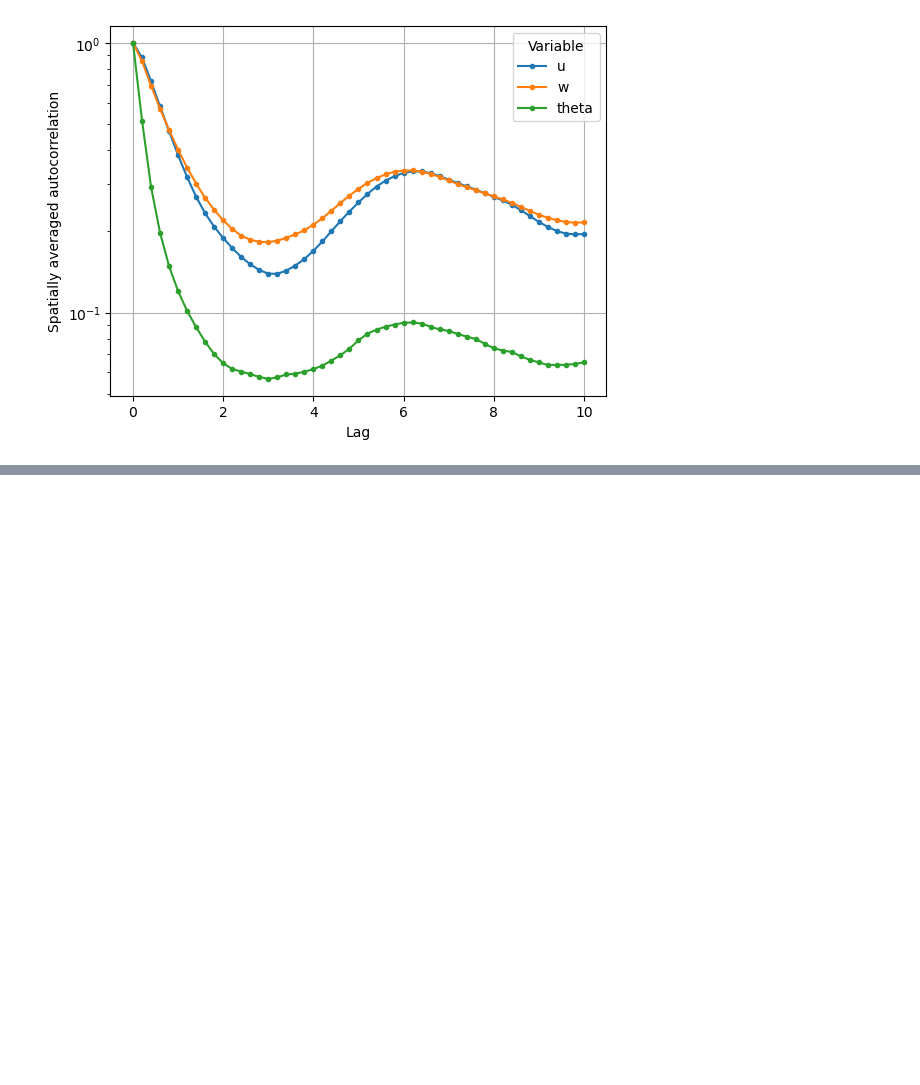
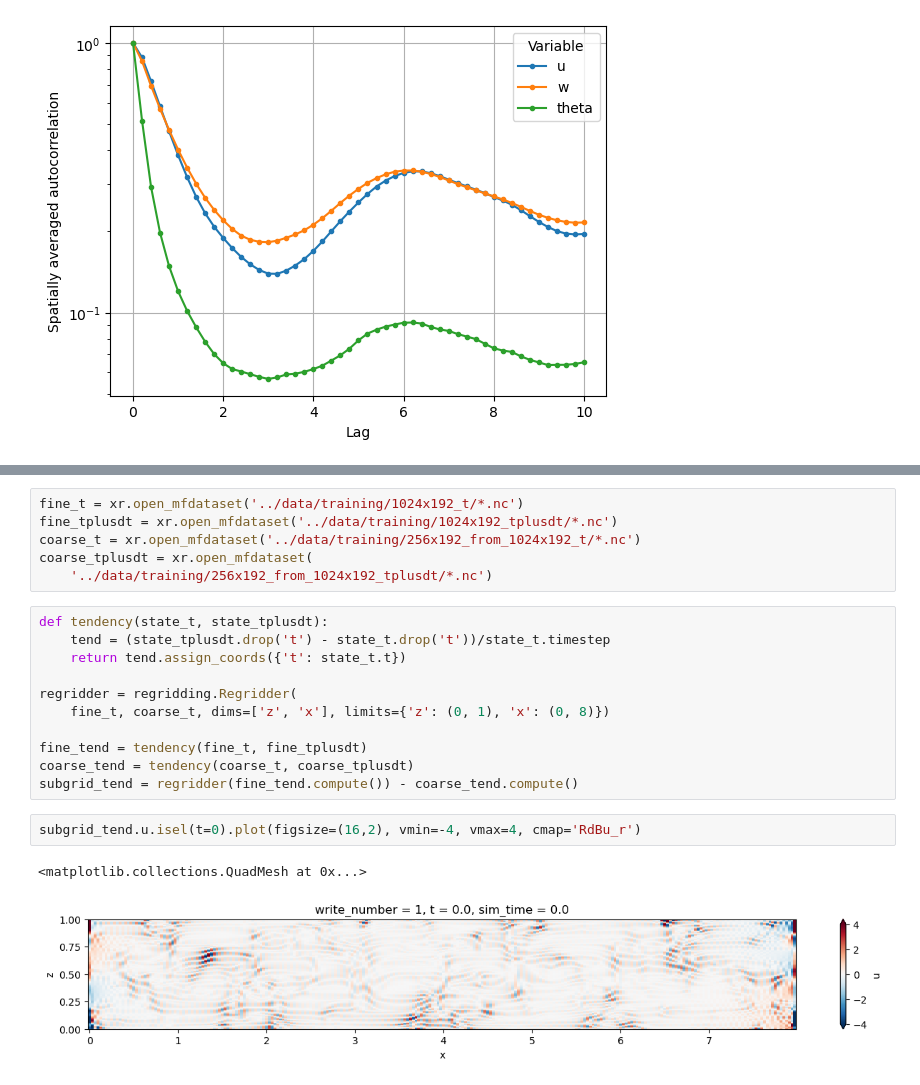
Before and after one commit to tschanzer/honours-project, a Jupyter notebook: notebooks/training_data.ipynb, the cells around one changed output, grey strips where cells are left out. Drawn from its saved outputs; the diff is of its cells as text; blank space fills up the shorter version.

Commit message:
First attempt at diagnosing subgrid tendencies

```diff
--- a/notebooks/training_data.ipynb
+++ b/notebooks/training_data.ipynb
@@ -49,0 +50,22 @@ client.close()
+# %%
+fine_t = xr.open_mfdataset('../data/training/1024x192_t/*.nc')
+fine_tplusdt = xr.open_mfdataset('../data/training/1024x192_tplusdt/*.nc')
+coarse_t = xr.open_mfdataset('../data/training/256x192_from_1024x192_t/*.nc')
+coarse_tplusdt = xr.open_mfdataset(
+    '../data/training/256x192_from_1024x192_tplusdt/*.nc')
+# %%
+def tendency(state_t, state_tplusdt):
+    tend = (state_tplusdt.drop('t') - state_t.drop('t'))/state_t.timestep
+    return tend.assign_coords({'t': state_t.t})
+
+regridder = regridding.Regridder(
+    fine_t, coarse_t, dims=['z', 'x'], limits={'z': (0, 1), 'x': (0, 8)})
+
+fine_tend = tendency(fine_t, fine_tplusdt)
+coarse_tend = tendency(coarse_t, coarse_tplusdt)
+subgrid_tend = regridder(fine_tend.compute()) - coarse_tend.compute()
+# %%
+subgrid_tend.u.isel(t=0).plot(figsize=(16,2), vmin=-4, vmax=4, cmap='RdBu_r')
+# %% [output]
+<matplotlib.collections.QuadMesh at 0x...>
+[figure, added]
```
Also changed, not shown: parts of 4 cells of this notebook.
